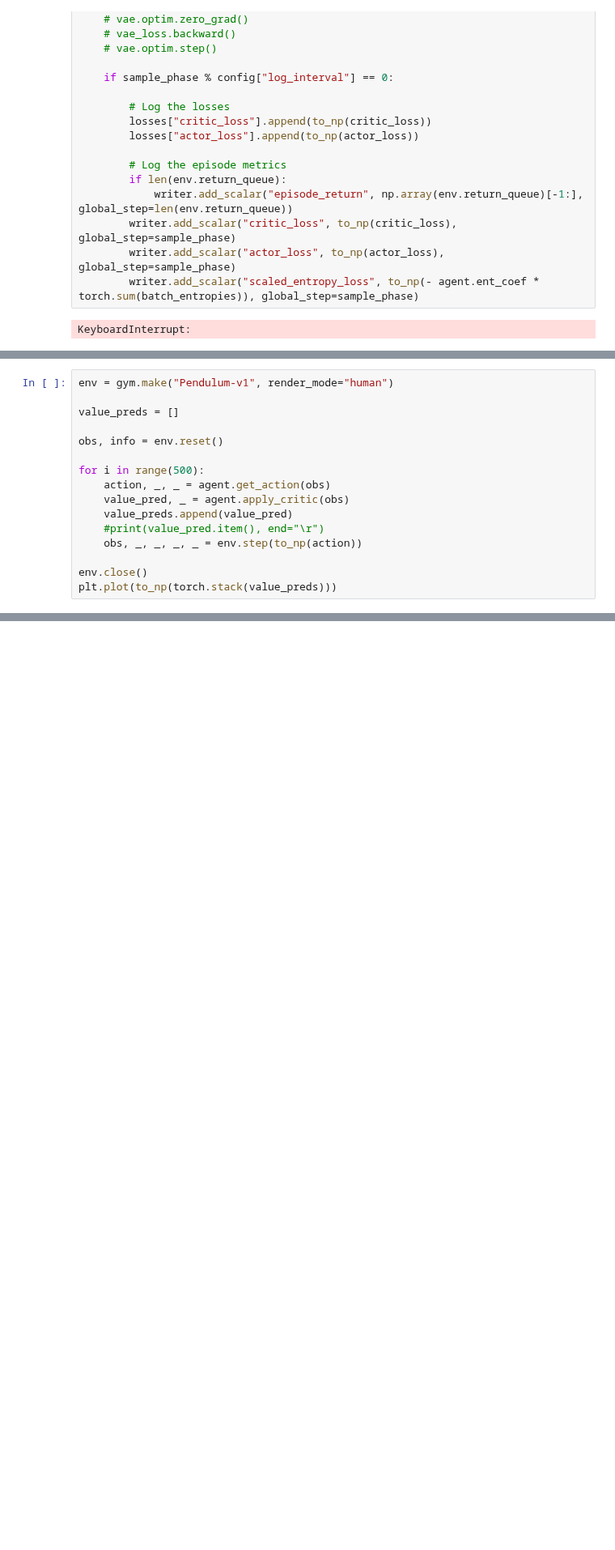
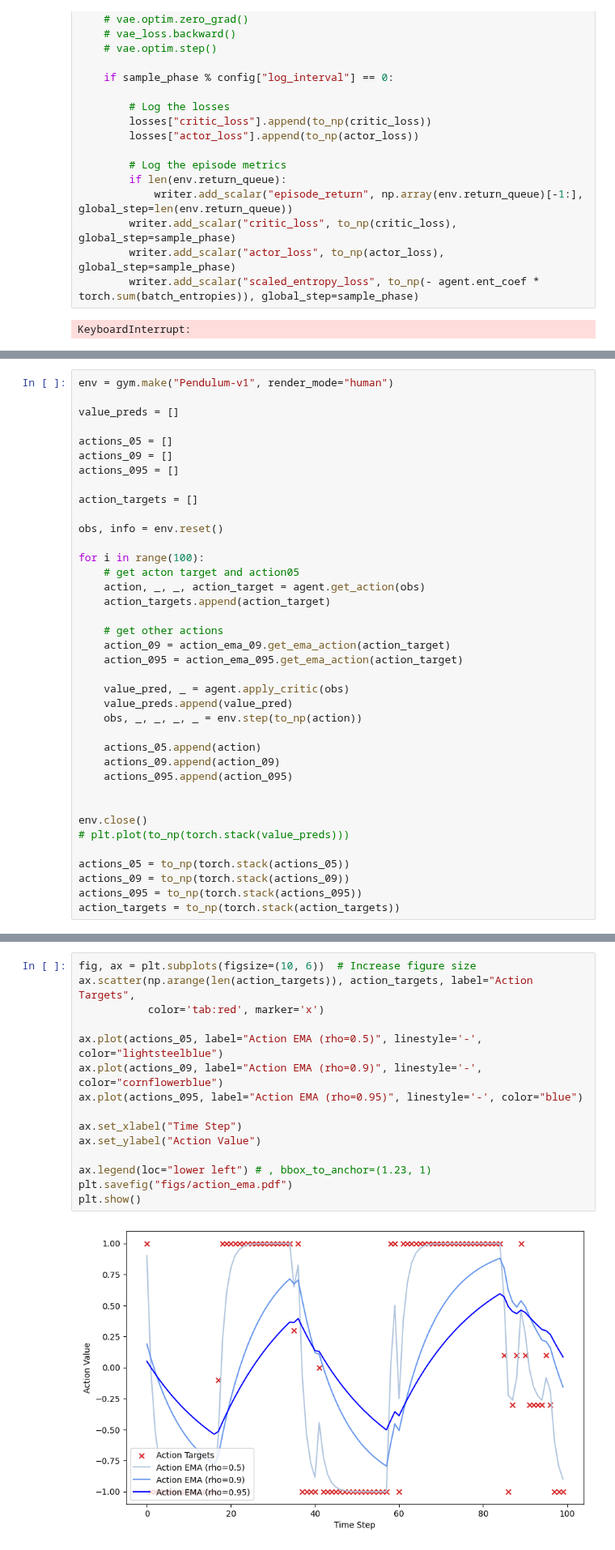
Before and after one commit to till2/self-driving-car, a Jupyter notebook: AC_Testing.ipynb, the cells around one changed output, grey strips where cells are left out. Shown at 81% size. Saved outputs shown, nothing was run; the diff lists cells and outputs as text; blank space fills up the shorter version.

Commit message:
add a plot for the action EMA (with different decay rate - rho - values)

```diff
--- a/AC_Testing.ipynb
+++ b/AC_Testing.ipynb
@@ -204,14 +210,36 @@ env = gym.make("Pendulum-v1", render_mode="human")
 
 value_preds = []
 
+actions_05 = []
+actions_09 = []
+actions_095 = []
+
+action_targets = []
+
 obs, info = env.reset()
 
-for i in range(500):
-    action, _, _ = agent.get_action(obs)
+for i in range(100):
+    # get acton target and action05
+    action, _, _, action_target = agent.get_action(obs)
+    action_targets.append(action_target)
+
+    # get other actions
+    action_09 = action_ema_09.get_ema_action(action_target)
+    action_095 = action_ema_095.get_ema_action(action_target)
+
     value_pred, _ = agent.apply_critic(obs)
     value_preds.append(value_pred)
-    #print(value_pred.item(), end="\r")
     obs, _, _, _, _ = env.step(to_np(action))
 
+    actions_05.append(action)
+    actions_09.append(action_09)
+    actions_095.append(action_095)
+
+
 env.close()
-plt.plot(to_np(torch.stack(value_preds)))
+# plt.plot(to_np(torch.stack(value_preds)))
+
+actions_05 = to_np(torch.stack(actions_05))
+actions_09 = to_np(torch.stack(actions_09))
+actions_095 = to_np(torch.stack(actions_095))
+action_targets = to_np(torch.stack(action_targets))
@@ -221,3 +246,20 @@ plt.plot(to_np(torch.stack(value_preds)))
+# %%
+fig, ax = plt.subplots(figsize=(10, 6))  # Increase figure size
+ax.scatter(np.arange(len(action_targets)), action_targets, label="Action Targets",
+           color='tab:red', marker='x')
+
+ax.plot(actions_05, label="Action EMA (rho=0.5)", linestyle='-', color="lightsteelblue")
+ax.plot(actions_09, label="Action EMA (rho=0.9)", linestyle='-', color="cornflowerblue")
+ax.plot(actions_095, label="Action EMA (rho=0.95)", linestyle='-', color="blue")
+
+ax.set_xlabel("Time Step")
+ax.set_ylabel("Action Value")
+
+ax.legend(loc="lower left") # , bbox_to_anchor=(1.23, 1)
+plt.savefig("figs/action_ema.pdf")
+plt.show()
+# %% [output]
+[figure, added]
 # %%
 import matplotlib.pyplot as plt
 
```
Also changed, not shown: parts of 3 cells of this notebook, 3 other files.
